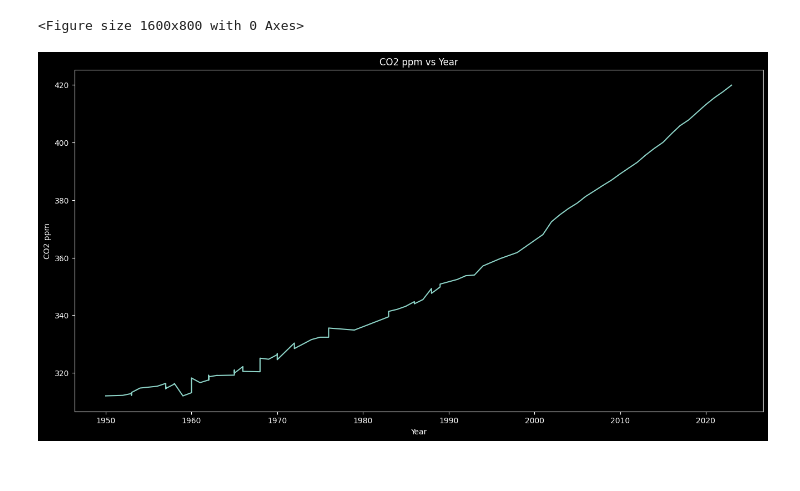
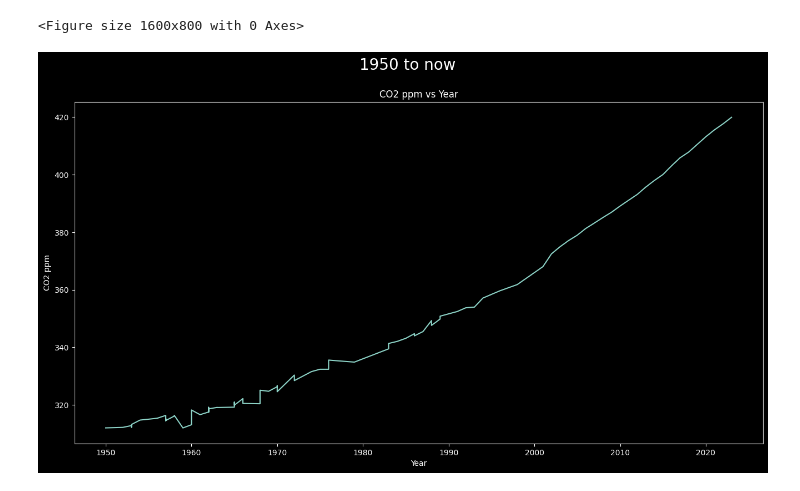
Before and after one commit to dilancroos/dataScienceForClimate, a Jupyter notebook: Class1/climate.ipynb, the cells around one changed output. Saved outputs shown, nothing was run; the diff lists cells and outputs as text; code cells hidden in the pictures.

```diff
--- a/Class1/climate.ipynb
+++ b/Class1/climate.ipynb
@@ -304,12 +304,13 @@ plt.show()
 # %%
 # plot the data from 0 to now
 df6 = df5[df5['Year'] >= 1950] # select only the rows where year is greater than or equal to 0
 plt.plot(df6['Year'], df6['CO2_ppm'])
 # set size of the plot
 plt.rcParams['figure.figsize'] = [16, 8]
 plt.xlabel('Year')
 plt.ylabel('CO2 ppm')
 plt.title('CO2 ppm vs Year')
+plt.suptitle('1950 to now', fontsize=20)
 plt.show()
 # %% [output]
-[figure, old version]
+[figure, new version]
```
Also changed, not shown: 1 other file.
